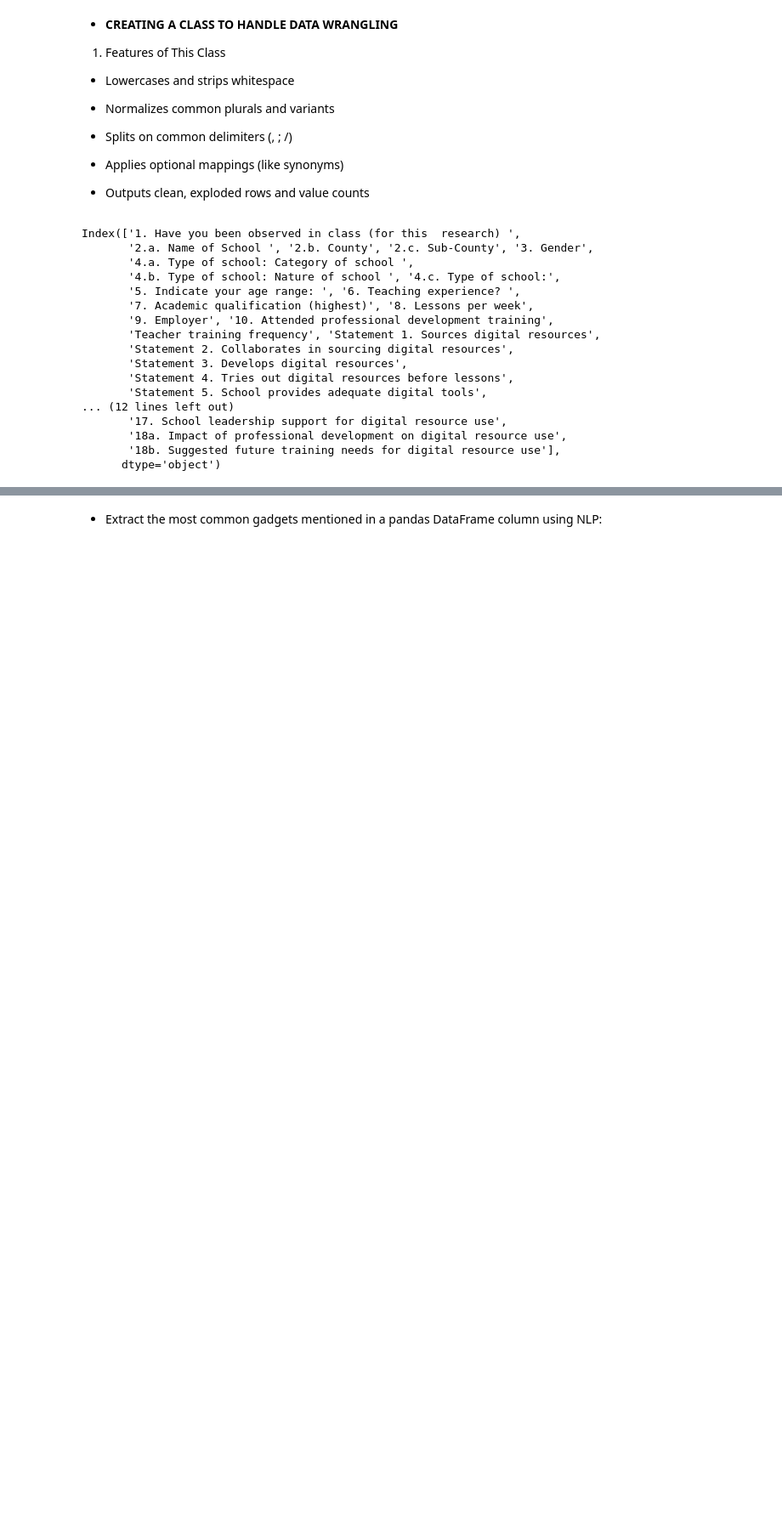
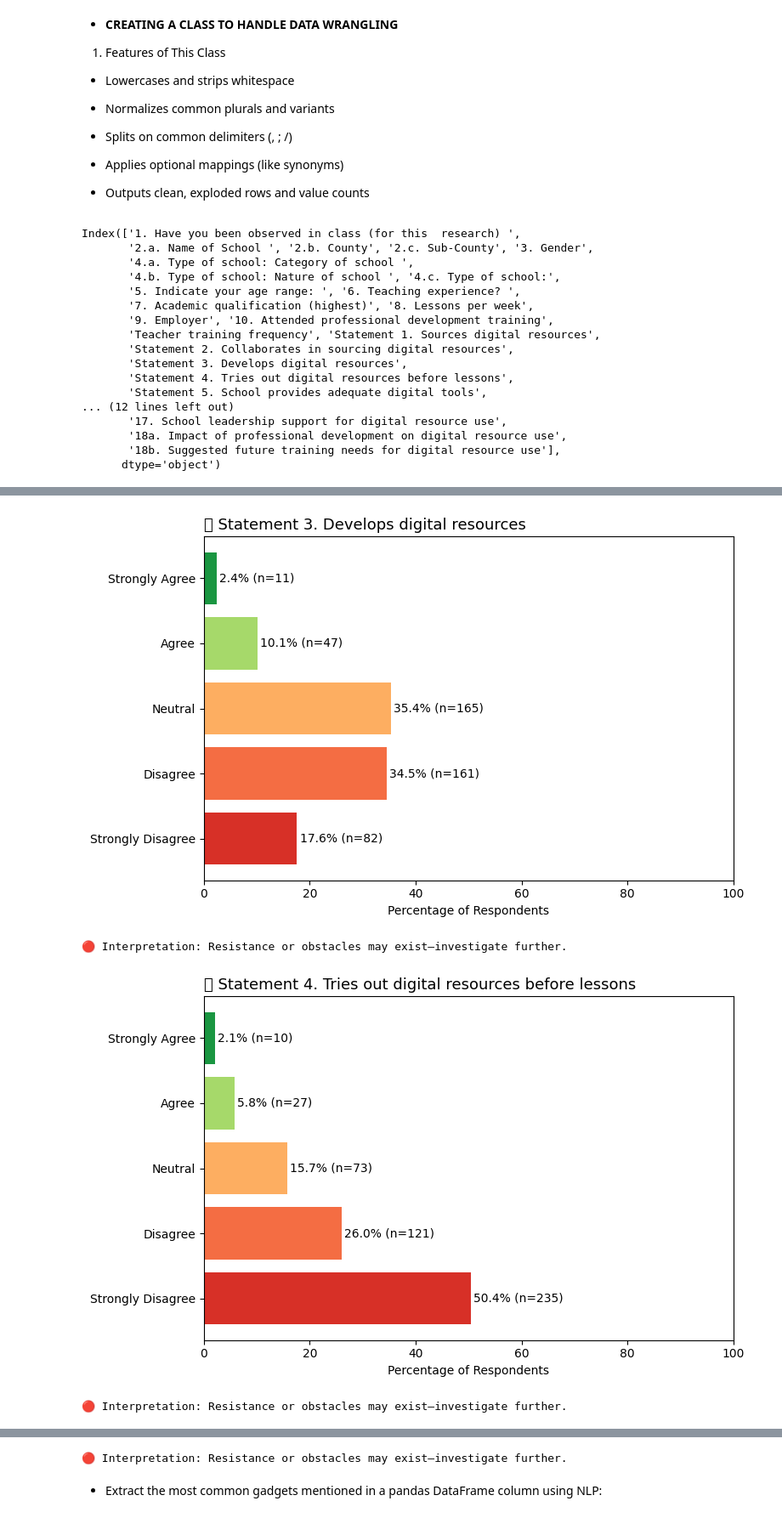
Before and after one commit to davidmasai/kenya-stem-digital-efficacy, a Jupyter notebook: Kenya_stem_digital_efficacy.ipynb, the cells around one changed output, grey strips where cells are left out. Shown at 85% size. Saved outputs shown, nothing was run; the diff lists cells and outputs as text; code cells hidden in the pictures; blank space fills up the shorter version.

```diff
--- a/Kenya_stem_digital_efficacy.ipynb
+++ b/Kenya_stem_digital_efficacy.ipynb
@@ -1233,0 +1291,14 @@ dtype: int64
+# %%
+training_cols = [
+    'Statement 3. Develops digital resources',
+    'Statement 4. Tries out digital resources before lessons',
+    'Statement 7. Professional development enhances digital resource use'
+]
+
+for col in training_cols:
+    plot_likert_statement(col,col)
+# %% [output]
+[figure, added]
+🔴 Interpretation: Resistance or obstacles may exist—investigate further.
+[figure, added]
+🔴 Interpretation: Resistance or obstacles may exist—investigate further.
@@ -1234,3 +1306,4 @@ dtype: int64
+🔴 Interpretation: Resistance or obstacles may exist—investigate further.
 # %% [markdown]
 - Extract the most common gadgets mentioned in a pandas DataFrame column using NLP:
 # %%
```
Also changed, not shown: parts of 11 cells of this notebook.
